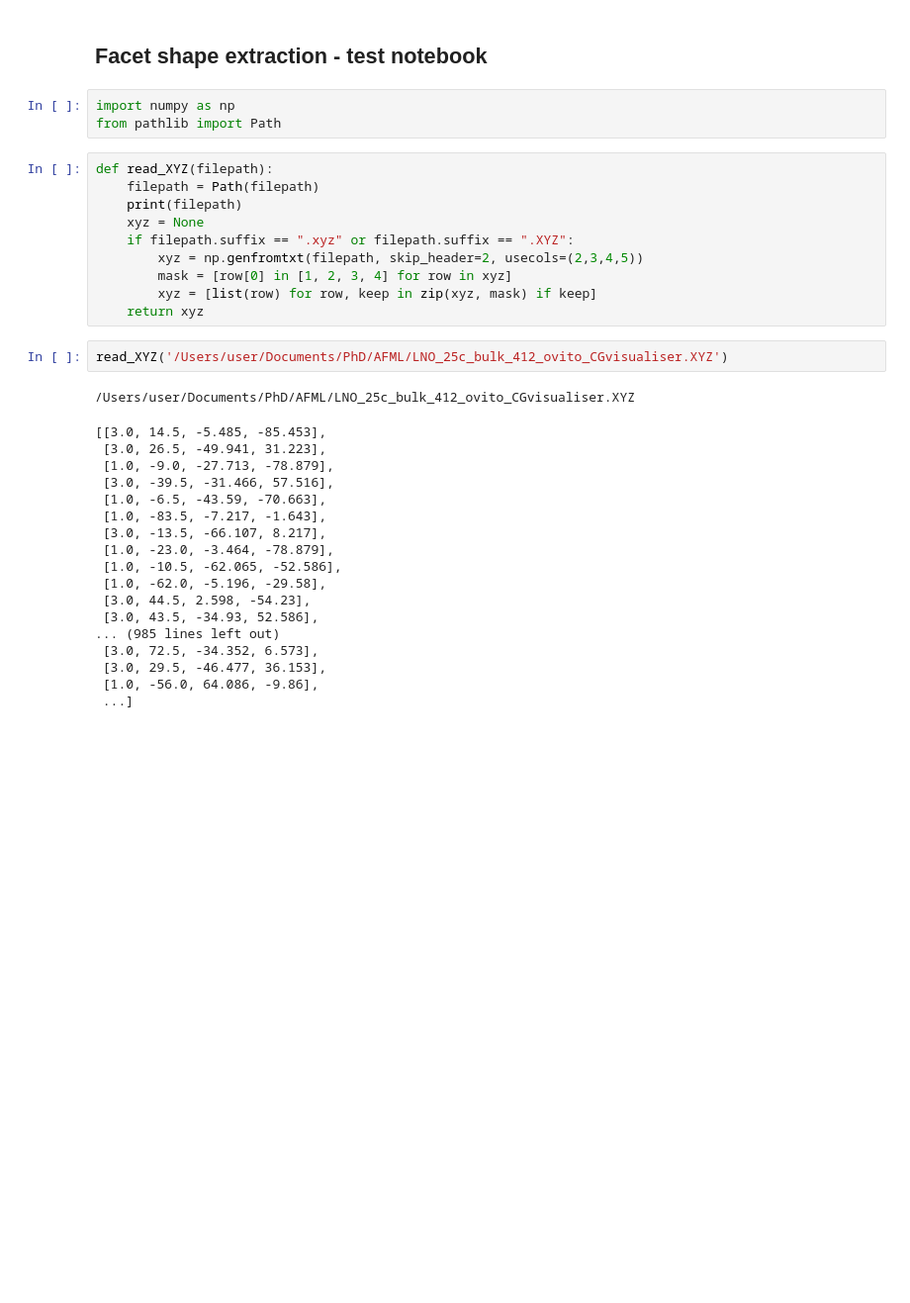
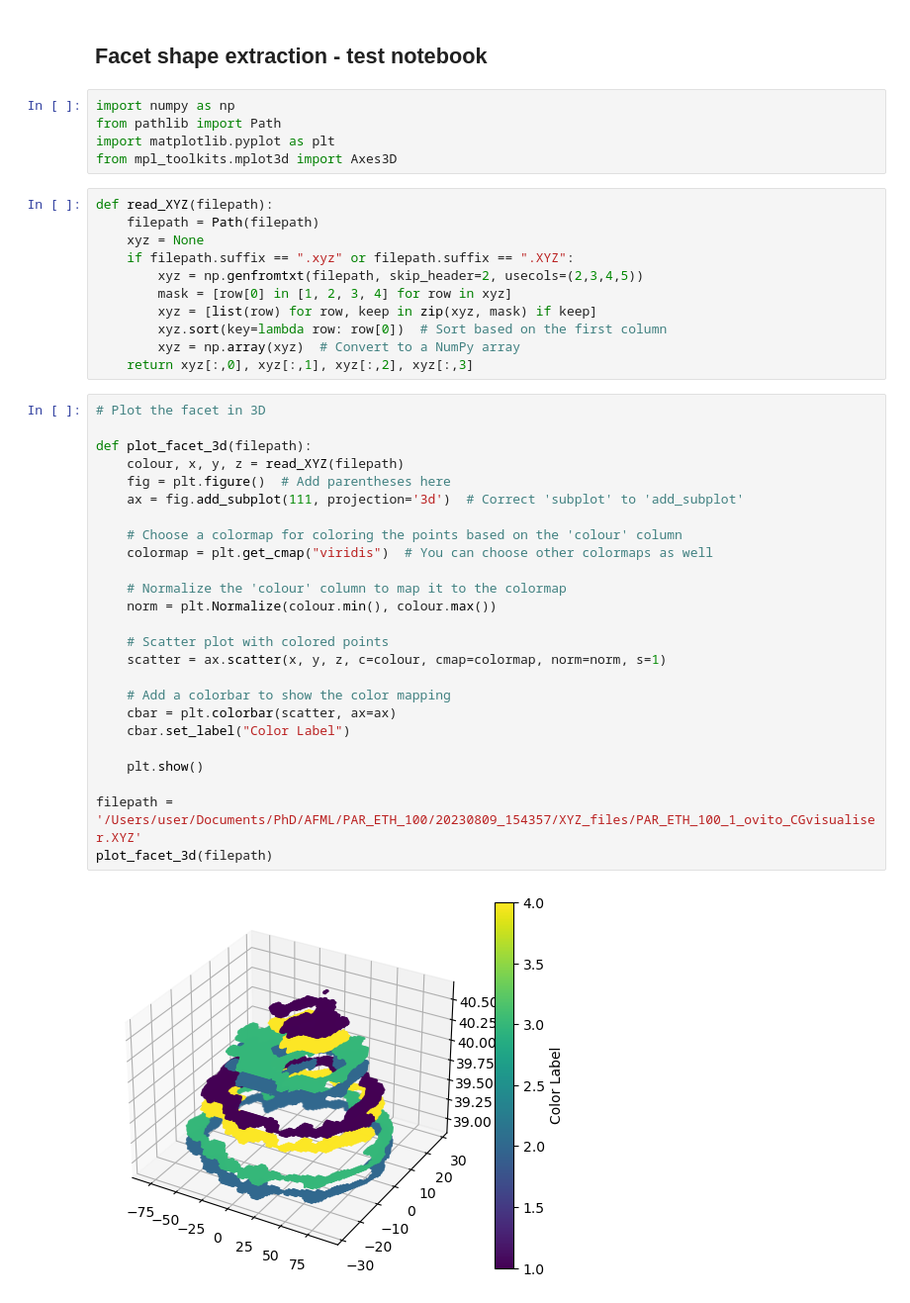
Before and after one commit to st-te/AFML, a Jupyter notebook: AFML_CG_xyz.ipynb, the cells around one changed output. Shown at 99% size. Cells and saved outputs as stored; diff of their text form; blank space fills up the shorter version.

Commit message:
numpy and plot cg output

```diff
--- a/AFML_CG_xyz.ipynb
+++ b/AFML_CG_xyz.ipynb
@@ -3,34 +3,43 @@
 # %%
 import numpy as np
 from pathlib import Path
+import matplotlib.pyplot as plt
+from mpl_toolkits.mplot3d import Axes3D
 # %%
 def read_XYZ(filepath):
     filepath = Path(filepath)
-    print(filepath)
     xyz = None
     if filepath.suffix == ".xyz" or filepath.suffix == ".XYZ":
         xyz = np.genfromtxt(filepath, skip_header=2, usecols=(2,3,4,5))
         mask = [row[0] in [1, 2, 3, 4] for row in xyz]
         xyz = [list(row) for row, keep in zip(xyz, mask) if keep]
-    return xyz
+        xyz.sort(key=lambda row: row[0])  # Sort based on the first column
+        xyz = np.array(xyz)  # Convert to a NumPy array
+    return xyz[:,0], xyz[:,1], xyz[:,2], xyz[:,3]
-# %%
-read_XYZ('/Users/user/Documents/PhD/AFML/LNO_25c_bulk_412_ovito_CGvisualiser.XYZ')
-# %% [output]
-/Users/user/Documents/PhD/AFML/LNO_25c_bulk_412_ovito_CGvisualiser.XYZ
-[[3.0, 14.5, -5.485, -85.453],
- [3.0, 26.5, -49.941, 31.223],
- [1.0, -9.0, -27.713, -78.879],
- [3.0, -39.5, -31.466, 57.516],
- [1.0, -6.5, -43.59, -70.663],
- [1.0, -83.5, -7.217, -1.643],
- [3.0, -13.5, -66.107, 8.217],
- [1.0, -23.0, -3.464, -78.879],
- [1.0, -10.5, -62.065, -52.586],
- [1.0, -62.0, -5.196, -29.58],
- [3.0, 44.5, 2.598, -54.23],
- [3.0, 43.5, -34.93, 52.586],
-... (985 lines left out)
- [3.0, 72.5, -34.352, 6.573],
- [3.0, 29.5, -46.477, 36.153],
- [1.0, -56.0, 64.086, -9.86],
- ...]
+# %%
+# Plot the facet in 3D
+
+def plot_facet_3d(filepath):
+    colour, x, y, z = read_XYZ(filepath)
+    fig = plt.figure()  # Add parentheses here
+    ax = fig.add_subplot(111, projection='3d')  # Correct 'subplot' to 'add_subplot'
+
+    # Choose a colormap for coloring the points based on the 'colour' column
+    colormap = plt.get_cmap("viridis")  # You can choose other colormaps as well
+
+    # Normalize the 'colour' column to map it to the colormap
+    norm = plt.Normalize(colour.min(), colour.max())
+
+    # Scatter plot with colored points
+    scatter = ax.scatter(x, y, z, c=colour, cmap=colormap, norm=norm, s=1)
+
+    # Add a colorbar to show the color mapping
+    cbar = plt.colorbar(scatter, ax=ax)
+    cbar.set_label("Color Label")
+
+    plt.show()
+
+filepath = '/Users/user/Documents/PhD/AFML/PAR_ETH_100/20230809_154357/XYZ_files/PAR_ETH_100_1_ovito_CGvisualiser.XYZ'
+plot_facet_3d(filepath)
+# %% [output]
+[figure, added]
```
Also changed, not shown: parts of 4 cells of this notebook, 1 other file.
